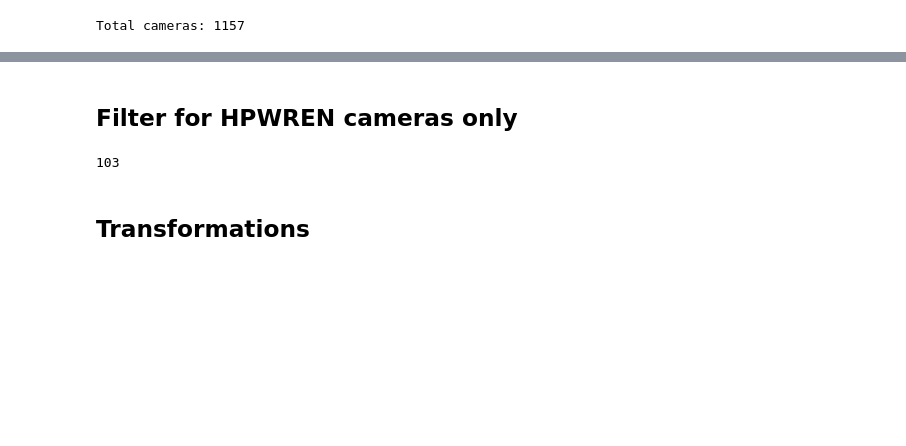
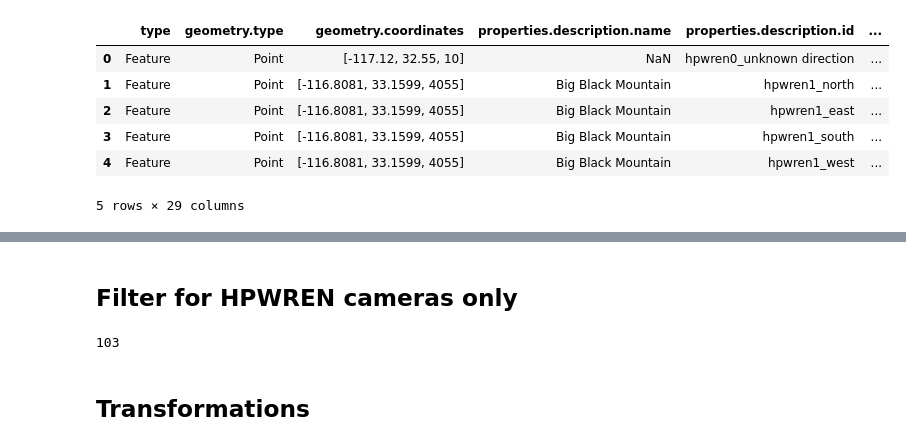
Before and after one commit to shaneluna/smokeynet-engineering, a Jupyter notebook: notebooks/camera_metadata/1_process_camera_metadata.ipynb, the cells around one changed output, grey strips where cells are left out. Drawn from its saved outputs; the diff is of its cells as text; code cells hidden in the pictures; blank space fills up the shorter version.

```diff
--- a/notebooks/camera_metadata/0_camera_metadata_process.ipynb
+++ b/notebooks/camera_metadata/1_process_camera_metadata.ipynb
@@ -43,5 +29,0 @@ else:
-# %%
-cameras_df = pd.json_normalize(features)
-print(f"Total cameras: {len(cameras_df['properties.description.id'])}")
-# %% [output]
-Total cameras: 1157
@@ -50,3 +39,13 @@ Total cameras: 1157
+# %%
+cameras_df.head()
+# %% [output]
+|  | type | geometry.type | geometry.coordinates | properties.description.name | properties.description.id | ... |
+| 0 | Feature | Point | [-117.12, 32.55, 10] | NaN | hpwren0_unknown direction | ... |
+| 1 | Feature | Point | [-116.8081, 33.1599, 4055] | Big Black Mountain | hpwren1_north | ... |
+| 2 | Feature | Point | [-116.8081, 33.1599, 4055] | Big Black Mountain | hpwren1_east | ... |
+| 3 | Feature | Point | [-116.8081, 33.1599, 4055] | Big Black Mountain | hpwren1_south | ... |
+| 4 | Feature | Point | [-116.8081, 33.1599, 4055] | Big Black Mountain | hpwren1_west | ... |
+5 rows × 29 columns
 # %%
 # Camera breakdown
 # all camera metadata either has hpwren or axis prefix
```
Also changed, not shown: parts of 21 cells of this notebook, 1 other file.
